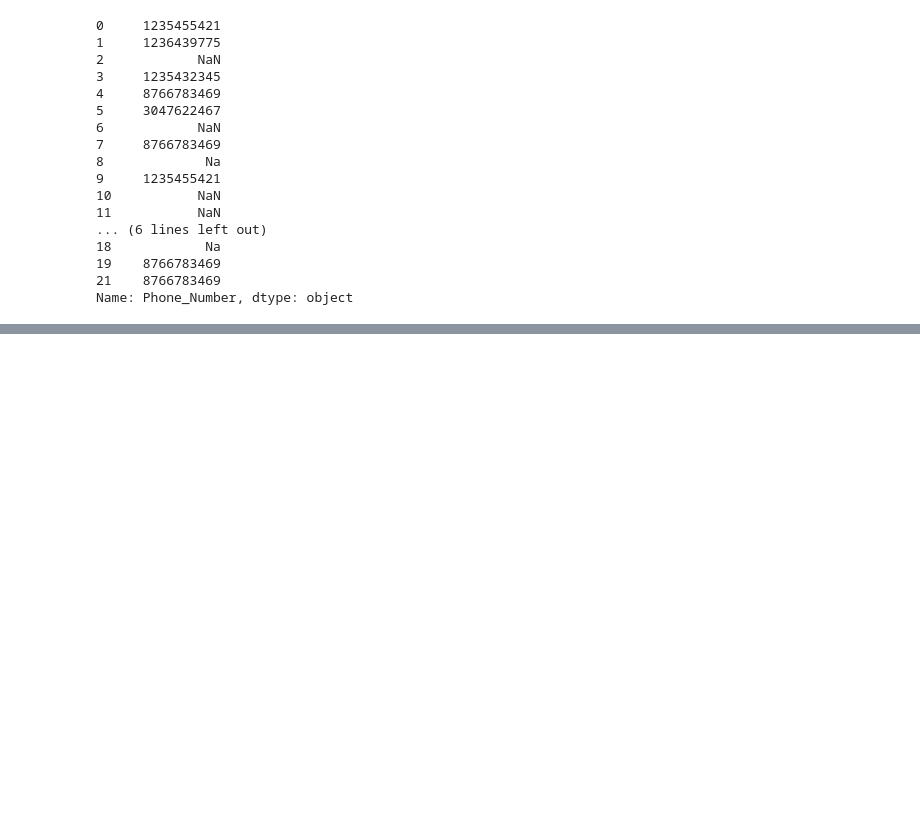
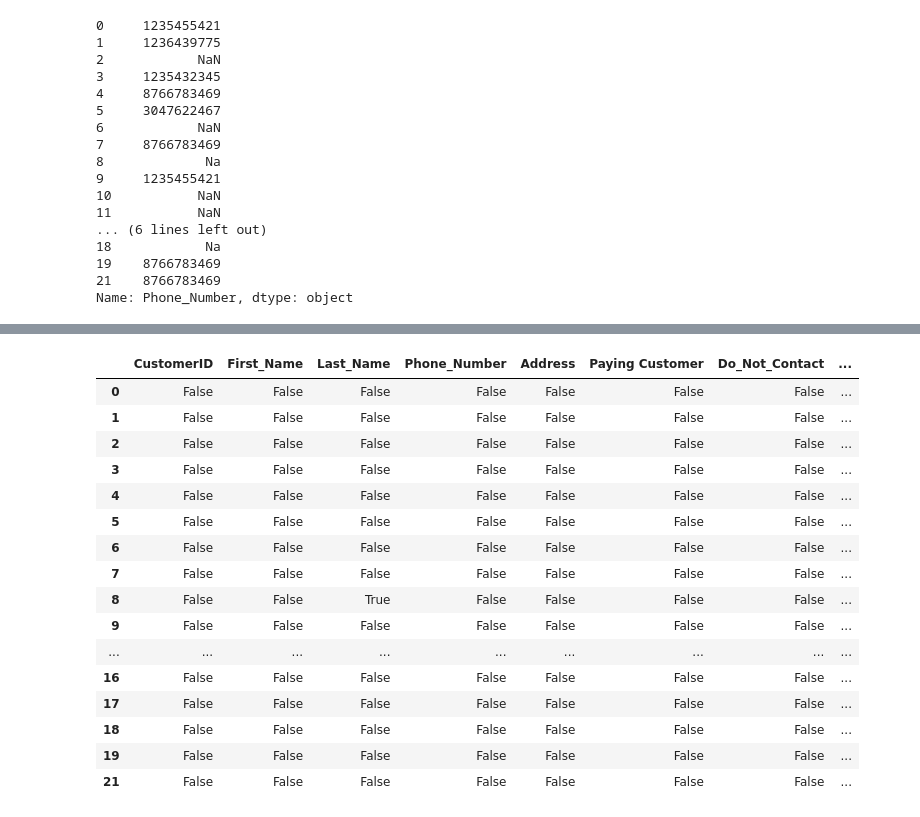
Before and after one commit to reiki1387/tor-repos, a Jupyter notebook: FreeCodeCamp- Data Analyst BootCamp for Beginners/Jupyter Notebook (Python, web scraping, data cleaning )/Data Cleaning using Pandas.ipynb, the cells around one changed output, grey strips where cells are left out. Drawn from its saved outputs; the diff is of its cells as text; code cells hidden in the pictures; blank space fills up the shorter version.

```diff
--- a/FreeCodeCamp- Data Analyst BootCamp for Beginners/Jupyter Notebook (Python, web scraping, data cleaning )/Data Cleaning using Pandas.ipynb
+++ b/FreeCodeCamp- Data Analyst BootCamp for Beginners/Jupyter Notebook (Python, web scraping, data cleaning )/Data Cleaning using Pandas.ipynb
@@ -176,0 +607,21 @@ Name: Phone_Number, dtype: object
+# %%
+#Check for the null values on the entire table
+df_list.isna()
+# %% [output]
+|  | CustomerID | First_Name | Last_Name | Phone_Number | Address | Paying Customer | Do_Not_Contact | ... |
+| 0 | False | False | False | False | False | False | False | ... |
+| 1 | False | False | False | False | False | False | False | ... |
+| 2 | False | False | False | False | False | False | False | ... |
+| 3 | False | False | False | False | False | False | False | ... |
+| 4 | False | False | False | False | False | False | False | ... |
+| 5 | False | False | False | False | False | False | False | ... |
+| 6 | False | False | False | False | False | False | False | ... |
+| 7 | False | False | False | False | False | False | False | ... |
+| 8 | False | False | True | False | False | False | False | ... |
+| 9 | False | False | False | False | False | False | False | ... |
+| ... | ... | ... | ... | ... | ... | ... | ... | ... |
+| 16 | False | False | False | False | False | False | False | ... |
+| 17 | False | False | False | False | False | False | False | ... |
+| 18 | False | False | False | False | False | False | False | ... |
+| 19 | False | False | False | False | False | False | False | ... |
+| 21 | False | False | False | False | False | False | False | ... |
```
Also changed, not shown: parts of 39 cells of this notebook, 1 other file.
